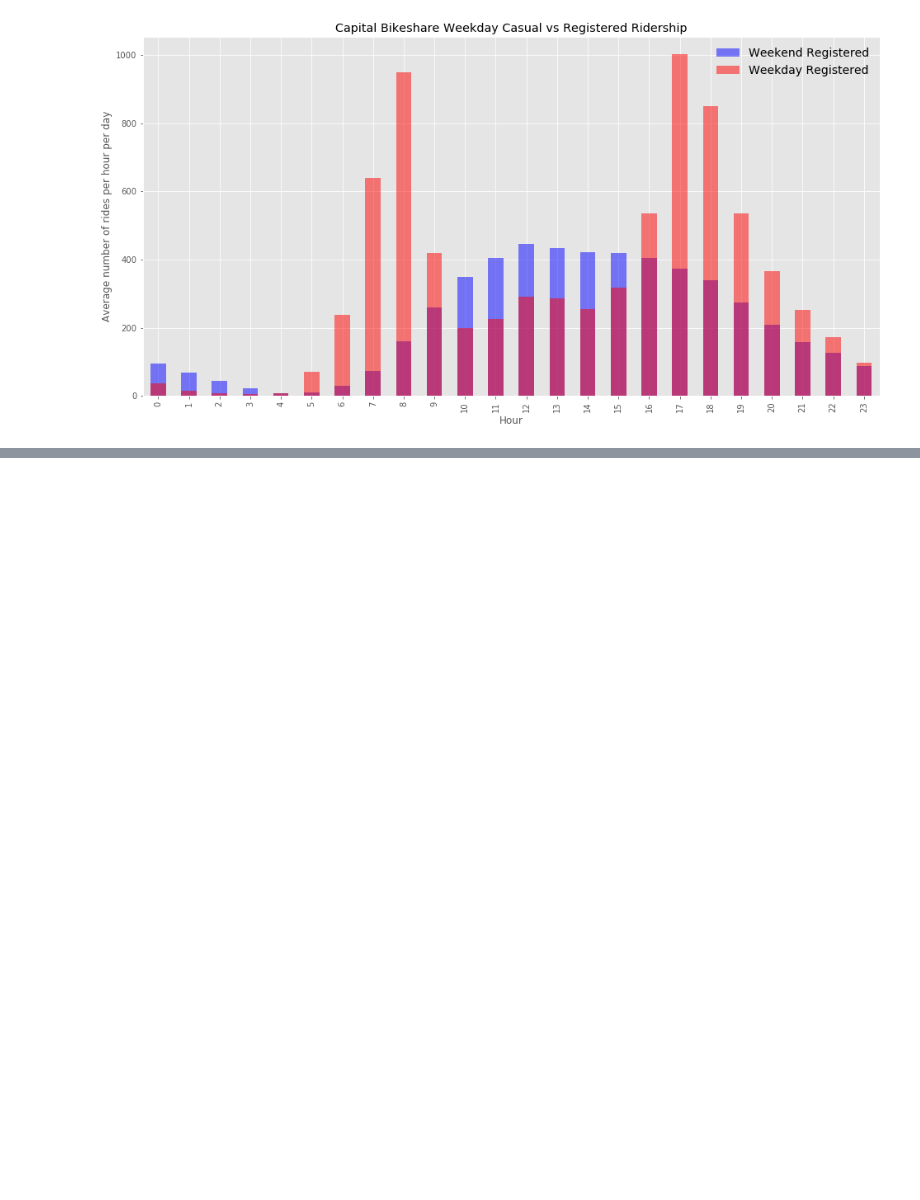
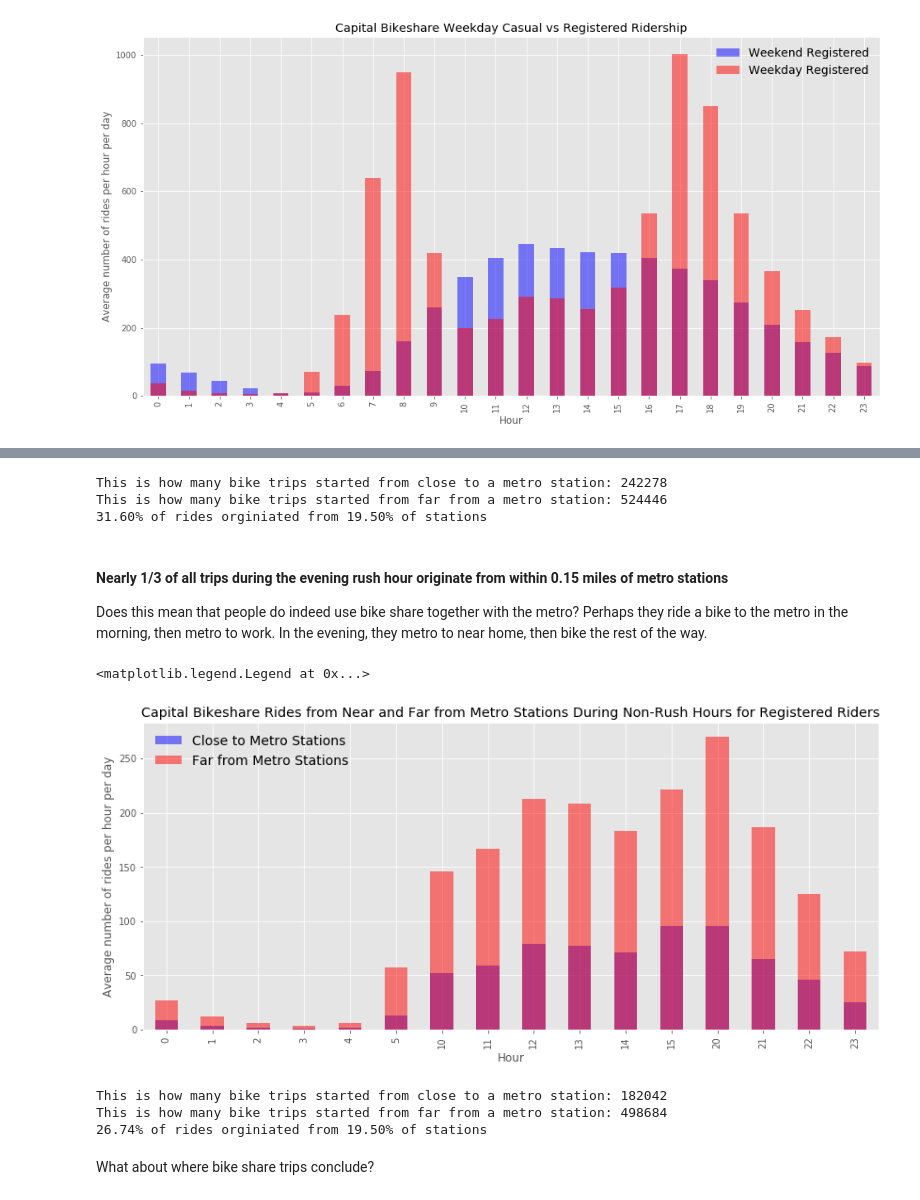
Before and after one commit to dandtaylor/MetroDelayBikeShare, a Jupyter notebook: Analysis_metro_bikeshare_commuters.ipynb, the cells around one changed output, grey strips where cells are left out. Saved outputs shown, nothing was run; the diff lists cells and outputs as text; code cells hidden in the pictures; blank space fills up the shorter version.

```diff
--- a/Analysis_metro_bikeshare_commuters.ipynb
+++ b/Analysis_metro_bikeshare_commuters.ipynb
@@ -220,0 +315,39 @@ print(bikeshare_no_rush['Hour'].unique())
+# %%
+print('This is how many bike trips started from close to a metro station: {}'
+      .format(str(len(bikeshare_evening_rush_close))))
+print('This is how many bike trips started from far from a metro station: {}'
+      .format(str(len(bikeshare_evening_rush_far))))
+print('{:.2f}% of rides orginiated from {:.2f}% of stations'.format((len(bikeshare_evening_rush_close)/len(bikeshare_evening_rush)*100),
+                                                            (len(nearby_stations)/len(bike_location)*100)))
+# %% [output]
+This is how many bike trips started from close to a metro station: 242278
+This is how many bike trips started from far from a metro station: 524446
+31.60% of rides orginiated from 19.50% of stations
+# %% [markdown]
+#### Nearly 1/3 of all trips during the evening rush hour originate from within 0.15 miles of metro stations
+Does this mean that people do indeed use bike share together with the metro? Perhaps they ride a bike to the metro in the morning, then metro to work. In the evening, they metro to near home, then bike the rest of the way.
+# %%
+fig, ax = plt.subplots(figsize=[14, 6])
+ax.set_ylabel('Average number of rides per hour per day')
+ax.set_title('Capital Bikeshare Rides from Near and Far from Metro Stations During Non-Rush Hours for Registered Riders')
+(bikeshare_no_rush_close.groupby('Hour')['Hour'].count() / len(business_days)).plot(kind='bar', alpha=0.5, color='b',
+                                                                              ax=ax,label= "Close to Metro Stations")
+(bikeshare_no_rush_far.groupby('Hour')['Hour'].count() / len(business_days)).plot(kind='bar',alpha=0.5, color='r',
+                                                                        ax=ax, label= "Far from Metro Stations")
+plt.legend(frameon=False, fontsize=14, loc=2)
+# %% [output]
+<matplotlib.legend.Legend at 0x...>
+[figure, added]
+# %%
+print('This is how many bike trips started from close to a metro station: {}'
+      .format(str(len(bikeshare_no_rush_close))))
+print('This is how many bike trips started from far from a metro station: {}'
+      .format(str(len(bikeshare_no_rush_far))))
+print('{:.2f}% of rides orginiated from {:.2f}% of stations'.format((len(bikeshare_no_rush_close)/len(bikeshare_no_rush)*100),
+                                                            (len(nearby_stations)/len(bike_location)*100)))
+# %% [output]
+This is how many bike trips started from close to a metro station: 182042
+This is how many bike trips started from far from a metro station: 498684
+26.74% of rides orginiated from 19.50% of stations
+# %% [markdown]
+What about where bike share trips conclude?
```
Also changed, not shown: parts of 28 cells of this notebook.
